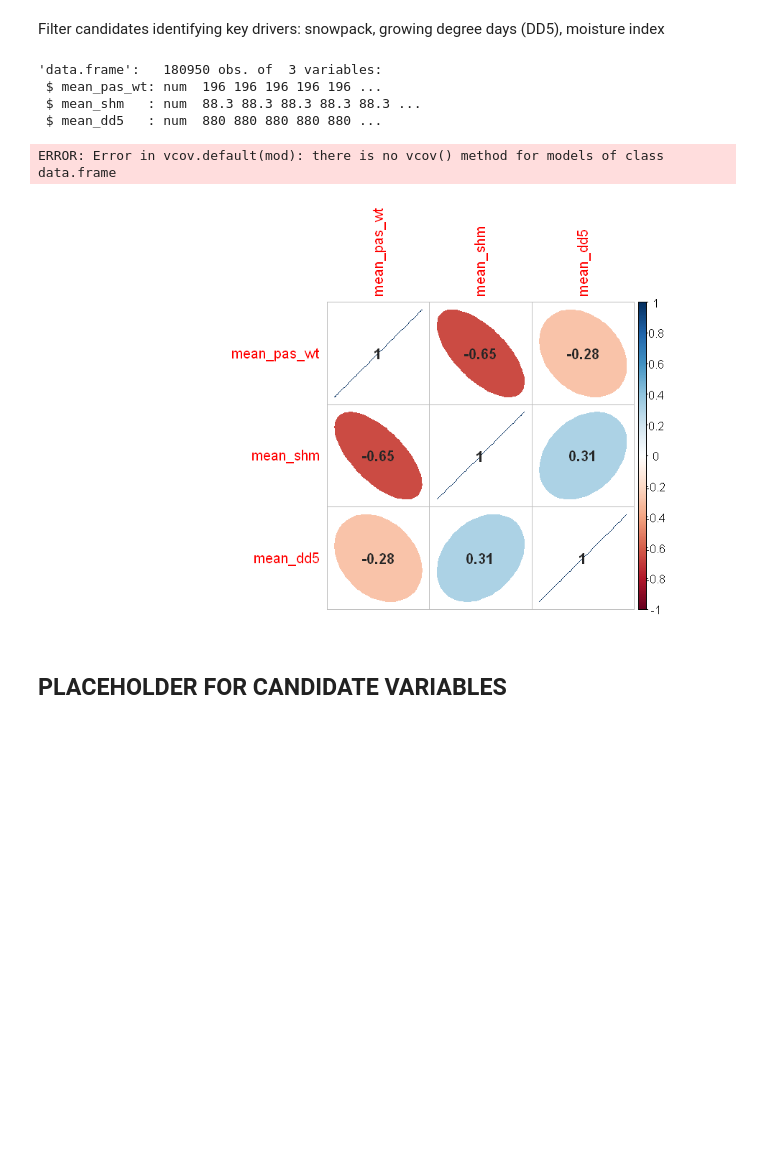
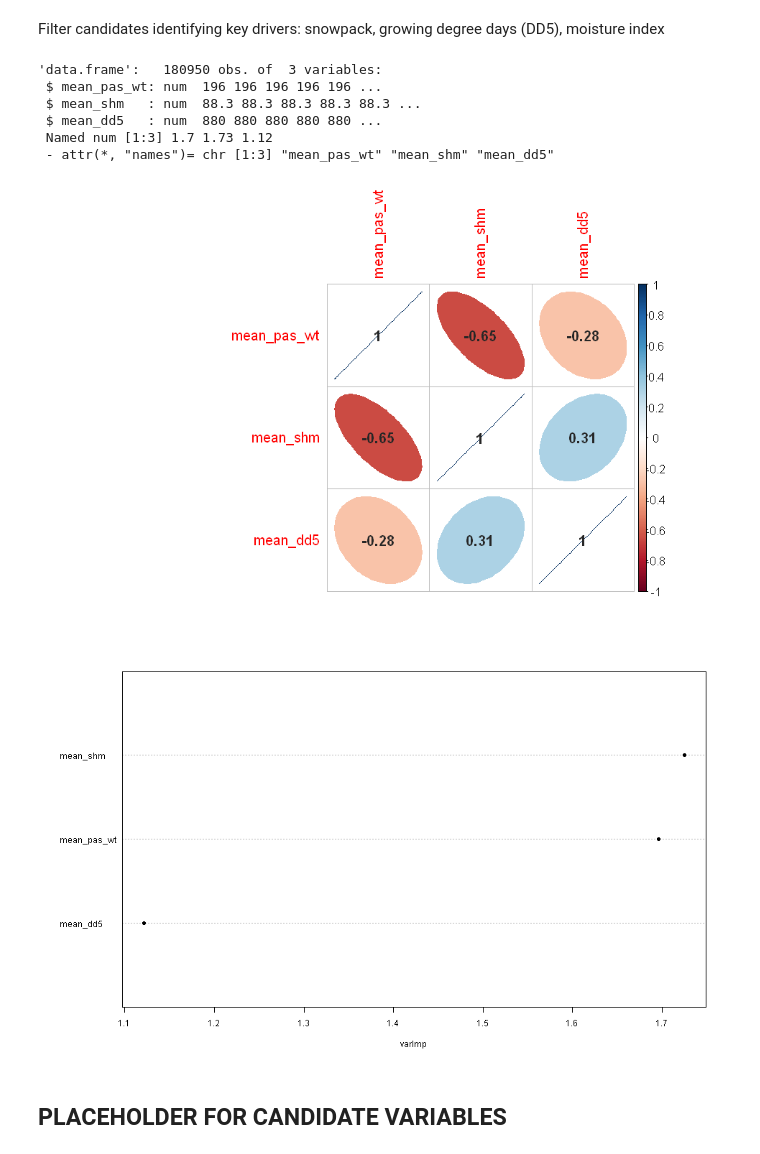
Before and after one commit to Yuhash/iws, a Jupyter notebook: IWS_Notebook.ipynb, the cells around one changed output. Cells and saved outputs as stored; diff of their text form; code cells hidden in the pictures; blank space fills up the shorter version.

```diff
--- a/IWS_Notebook.ipynb
+++ b/IWS_Notebook.ipynb
@@ -570,35 +571,37 @@ library(dplyr)
 # Subset
 # grep("mean_shm", colnames(iws_wide))
 # grep("mean_pas_wt", colnames(iws_wide))
 # grep("mean_dd5", colnames(iws_wide))
 
 clim_var_1 <- iws_wide[,c(76, 77, 67)]
 
 # Set plot size
 options(repr.plot.width=8, repr.plot.height=5)
 
 # Check correlations
 # Set plot size
 corr <- rcorr(as.matrix(clim_var_1))
 corrplot(corr$r, method='ellipse', addCoef.col='gray15')
 str(clim_var_1)
 
 library(usdm)
 # VIF calculation
-v <- vif(clim_var_1)
+v <- usdm::vif(clim_var_1)
 vm <- v$VIF
 names(vm) <- v$Variables
 str(vm)
 dotchart(vm[order(vm)], cex = 0.6, pch = 19,
          gcolor = "#999999",
          xlab = "varImp")
 # %% [output]
 'data.frame':   180950 obs. of  3 variables:
  $ mean_pas_wt: num  196 196 196 196 196 ...
  $ mean_shm   : num  88.3 88.3 88.3 88.3 88.3 ...
  $ mean_dd5   : num  880 880 880 880 880 ...
+ Named num [1:3] 1.7 1.73 1.12
+ - attr(*, "names")= chr [1:3] "mean_pas_wt" "mean_shm" "mean_dd5"
-ERROR: Error in vcov.default(mod): there is no vcov() method for models of class data.frame
 [figure]
+[figure, added]
 # %% [markdown]
 ## PLACEHOLDER FOR CANDIDATE VARIABLES
 # %%
```
Also changed, not shown: parts of 2 cells of this notebook, 3 other files.
